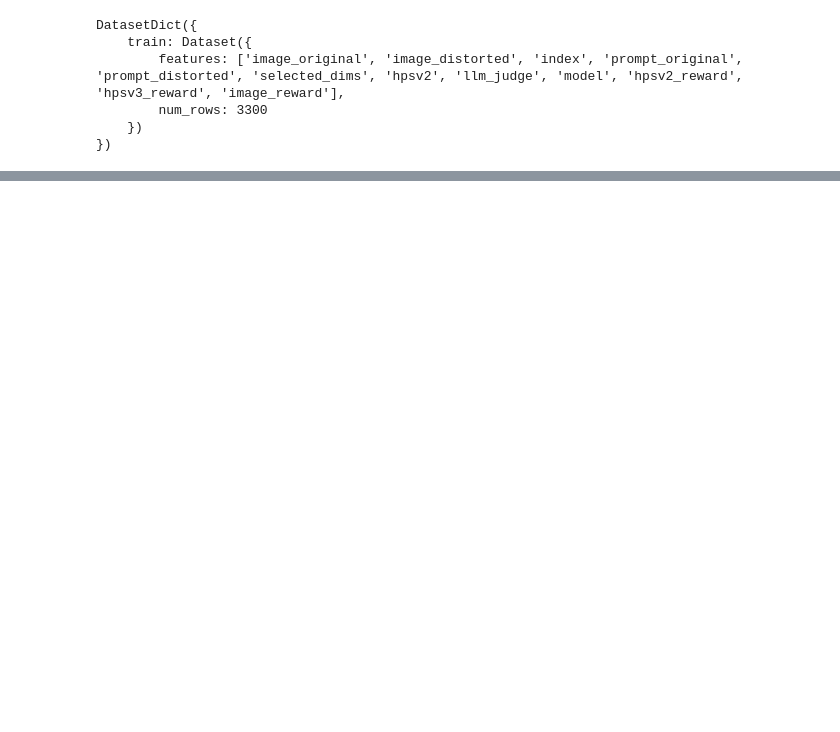
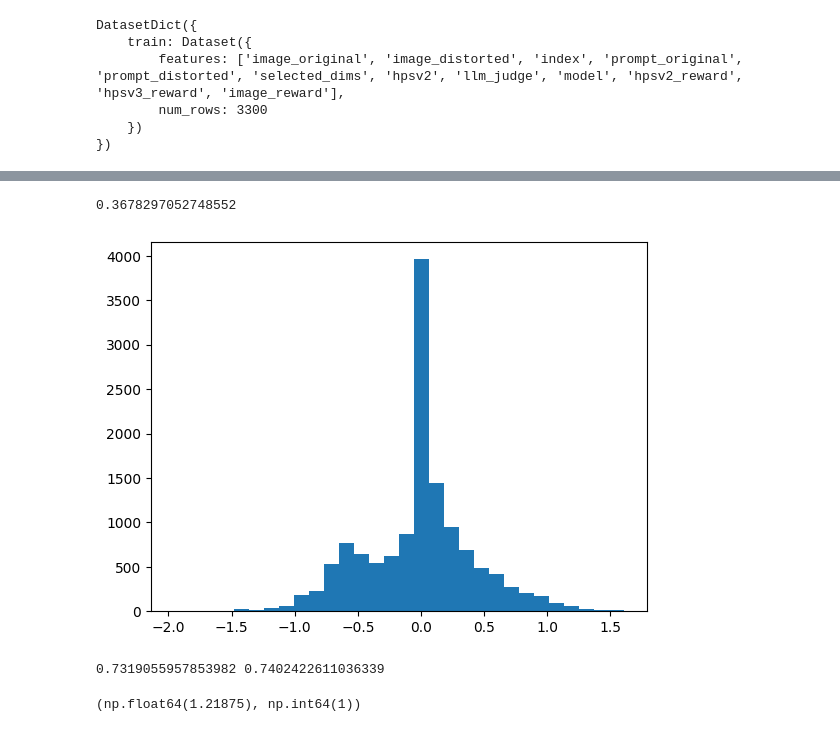
Before and after one commit to weathon/AAS, a Jupyter notebook: rater_training/infer.ipynb, the cells around one changed output, grey strips where cells are left out. Saved outputs shown, nothing was run; the diff lists cells and outputs as text; code cells hidden in the pictures; blank space fills up the shorter version.

```diff
--- a/rater_training/infer.ipynb
+++ b/rater_training/infer.ipynb
@@ -166,0 +228,53 @@ tensor(0.3770, device='cuda:0', dtype=torch.bfloat16)
+# %%
+import numpy as np
+from sklearn.metrics import mean_absolute_error
+from collections import Counter
+
+pred_scores = []
+gt_scores = []
+
+for i in range(len(pred)):
+    for key in pred[i].keys():
+        if key.endswith("_score"):
+            pred_score = pred[i][key]
+            gt_val = gt[i][key.replace("_score", "")]
+            quantized_gt = np.sign(gt_val) + 1
+
+            pred_scores.append(pred_score)
+            gt_scores.append(quantized_gt)
+
+class_counts = Counter(gt_scores)
+total_samples = len(gt_scores)
+
+class_weights = {}
+for cls in [0, 1, 2]:
+    count = class_counts.get(cls, 0)
+    if count > 0:
+        class_weights[cls] = total_samples / count
+    else:
+        class_weights[cls] = 0
+
+sample_weights = np.array([class_weights[gt] for gt in gt_scores])
+
+wmae = mean_absolute_error(gt_scores, pred_scores, sample_weight=sample_weights)
+
+print(wmae)
+# %% [output]
+0.3678297052748552
+# %%
+import numpy as np
+pred_scores = np.array(pred_scores)
+gt_scores = np.array(gt_scores)
+pylab.hist(pred_scores - gt_scores, bins=30)
+pylab.show()
+# %% [output]
+[figure, added]
+# %%
+from sklearn.metrics import f1_score, accuracy_score
+print(f1_score(gt_scores, np.round(pred_scores), average='weighted'), accuracy_score(gt_scores, np.round(pred_scores)))
+# %% [output]
+0.7319055957853982 0.7402422611036339
+# %%
+pred_scores[10], gt_scores[10]
+# %% [output]
+(np.float64(1.21875), np.int64(1))
```
Also changed, not shown: parts of 15 cells of this notebook, 4 other files.
